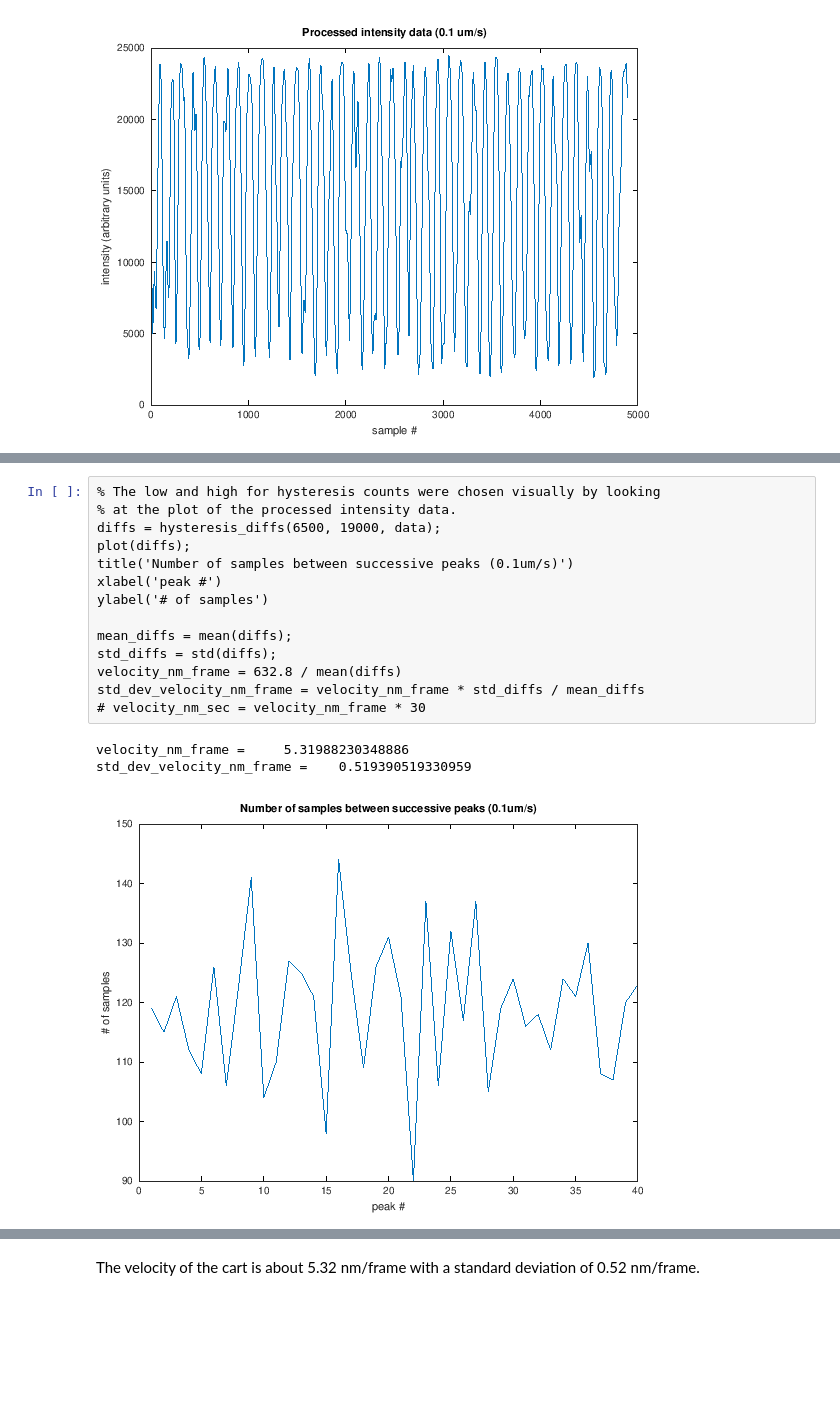
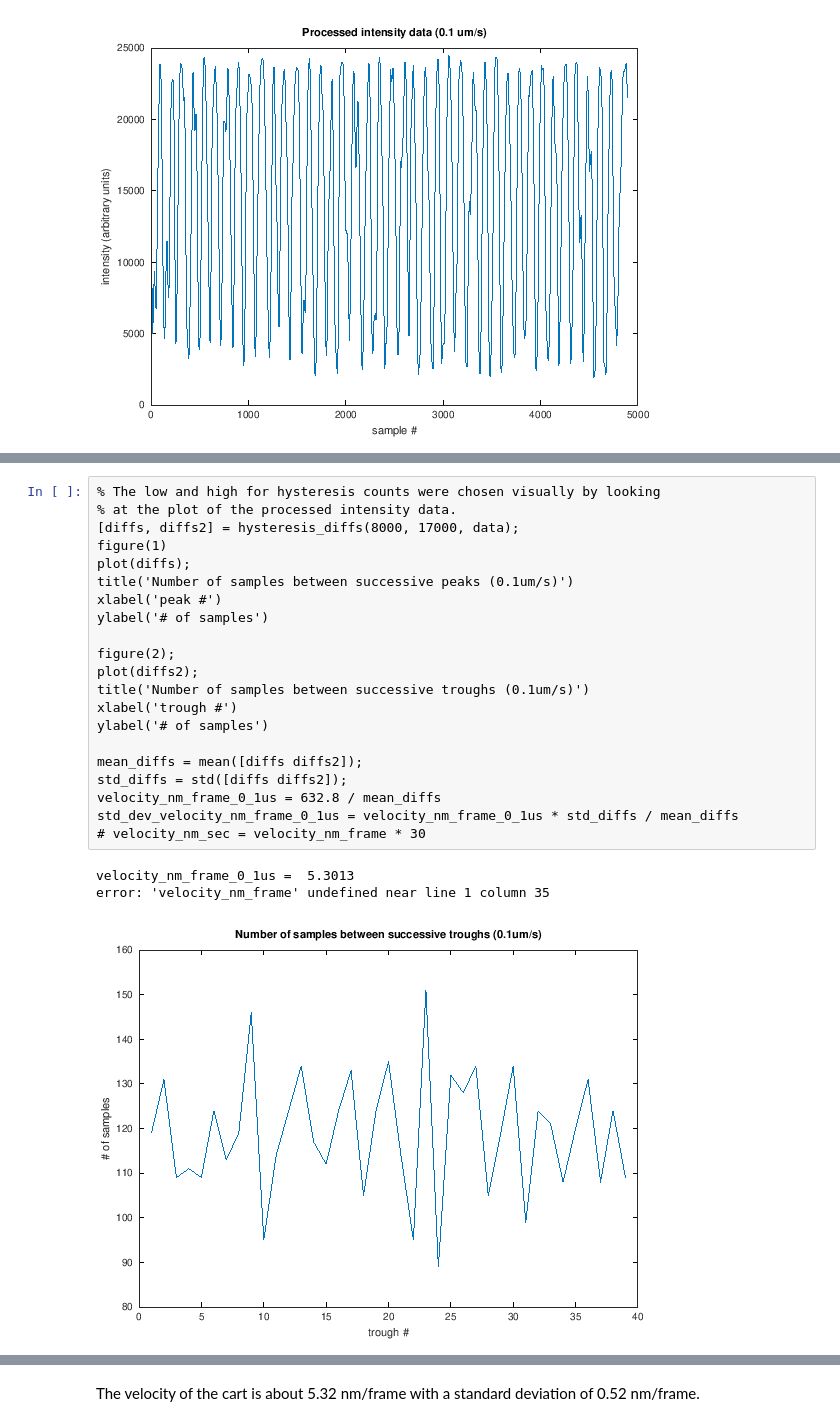
Before and after one commit to jtroo/phys408-lab1, a Jupyter notebook: notebook.ipynb, the cells around one changed output, grey strips where cells are left out. Drawn from its saved outputs; the diff is of its cells as text; blank space fills up the shorter version.

```diff
--- a/notebook.ipynb
+++ b/notebook.ipynb
@@ -291,18 +288,25 @@ end
 # %%
 % The low and high for hysteresis counts were chosen visually by looking
 % at the plot of the processed intensity data.
-diffs = hysteresis_diffs(6500, 19000, data);
+[diffs, diffs2] = hysteresis_diffs(8000, 17000, data);
+figure(1)
 plot(diffs);
 title('Number of samples between successive peaks (0.1um/s)')
 xlabel('peak #')
 ylabel('# of samples')
 
-mean_diffs = mean(diffs);
-std_diffs = std(diffs);
-velocity_nm_frame = 632.8 / mean(diffs)
-std_dev_velocity_nm_frame = velocity_nm_frame * std_diffs / mean_diffs
+figure(2);
+plot(diffs2);
+title('Number of samples between successive troughs (0.1um/s)')
+xlabel('trough #')
+ylabel('# of samples')
+
+mean_diffs = mean([diffs diffs2]);
+std_diffs = std([diffs diffs2]);
+velocity_nm_frame_0_1us = 632.8 / mean_diffs
+std_dev_velocity_nm_frame_0_1us = velocity_nm_frame_0_1us * std_diffs / mean_diffs
 # velocity_nm_sec = velocity_nm_frame * 30
 # %% [output]
-velocity_nm_frame =     5.31988230348886
-std_dev_velocity_nm_frame =    0.519390519330959
+velocity_nm_frame_0_1us =  5.3013
+error: 'velocity_nm_frame' undefined near line 1 column 35
-[figure, old version]
+[figure, new version]
```
Also changed, not shown: parts of 14 cells of this notebook, 1 other file.
